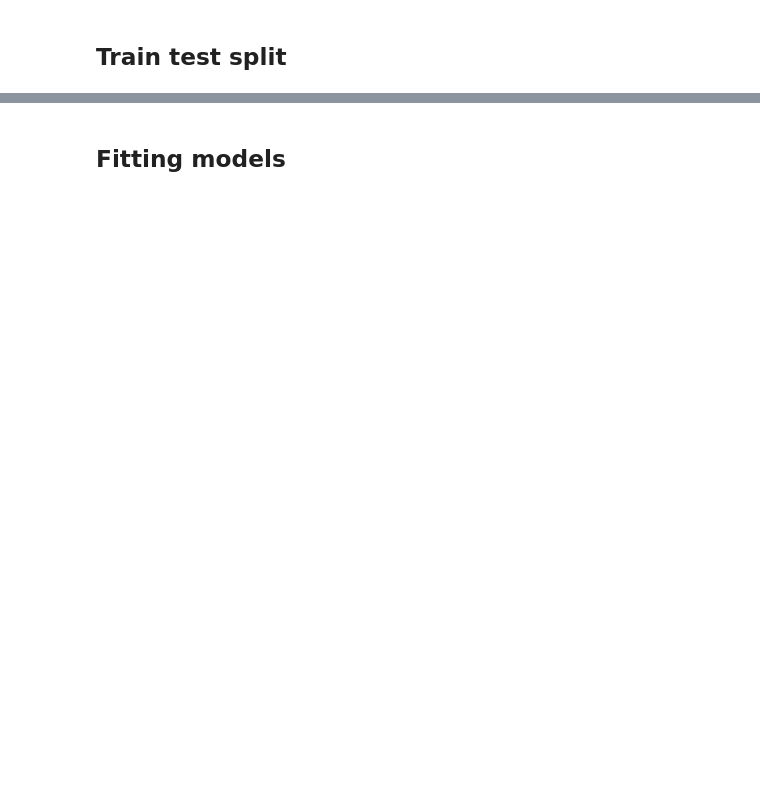
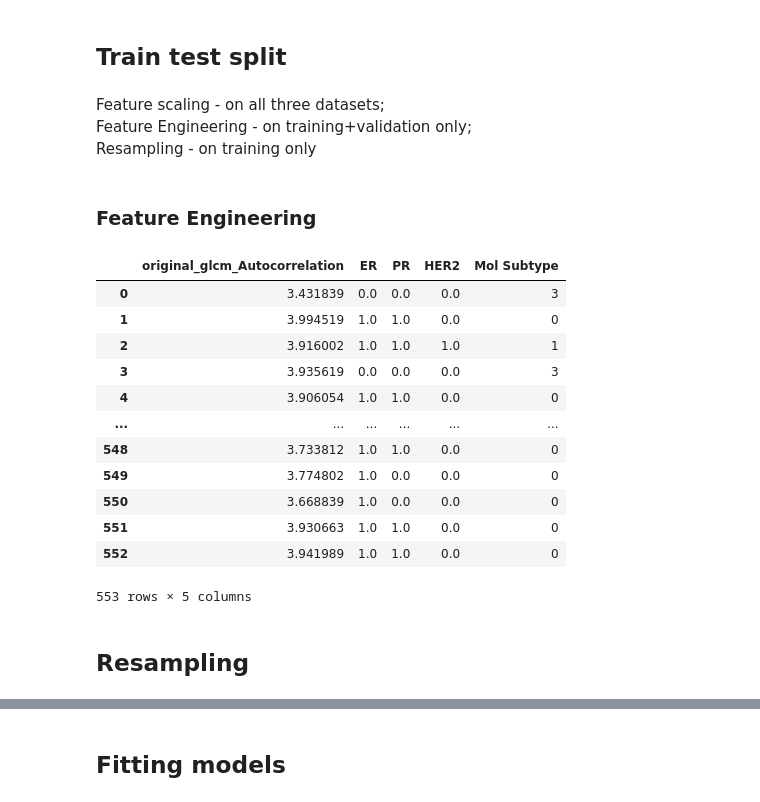
Before and after one commit to breast-cancer-detection-with-mri-images/Breast-Cancer-Subtype-from-MRI, a Jupyter notebook: 4.1. ML Modelling/ML Models Preprocessing/Unified Script with Preprocessing and Tuning.ipynb, the cells around one changed output, grey strips where cells are left out. Drawn from its saved outputs; the diff is of its cells as text; code cells hidden in the pictures; blank space fills up the shorter version.

```diff
--- a/4.1. ML Modelling/ML Models Preprocessing/Unified Script with Preprocessing and Tuning.ipynb
+++ b/4.1. ML Modelling/ML Models Preprocessing/Unified Script with Preprocessing and Tuning.ipynb
@@ -105,2 +99,71 @@ train_df_mol, val_df_mol, test_df_mol = train_test_val_splits(mol_df, TRAIN_RATI
+# %% [markdown]
+Feature scaling - on all three datasets;
+Feature Engineering - on training+validation only;
+Resampling - on training only
+# %% [markdown]
+### Feature Engineering
+# %%
+# Performing automated feature selection using XGBoost
+from xgboost import XGBClassifier
+from sklearn.feature_selection import SelectFromModel
+
+def feature_selection_xgboost(df):
+    X = df.iloc[:,:-1]
+    y = df.iloc[:,-1]
+    model = XGBClassifier()
+    model.fit(X, y)
+    # print(model.feature_importances_)
+
+    selection = SelectFromModel(model, threshold=0.01, prefit=True)
+    clf = selection.transform(X)
+    selected_features_XGBoost = pd.DataFrame(clf)
+    selected_features_XGBoost.columns = X.columns[selection.get_support()]
+    # print("Dropped Features - ")
+    # print(X.columns[~selection.get_support()])
+
+    # adding last column back to the dataframe
+    selected_features_XGBoost[df.columns[-1]] = [i for i in df.iloc[:,-1]]
+
+    return selected_features_XGBoost
+
+
+selected_features_XGBoost_ = feature_selection_xgboost(train_df)
+selected_features_XGBoost_
+
+
+# X = train_df.drop(columns = ['ER', 'PR', 'HER2', 'Mol Subtype'])
+# y = train_df['ER']
+# model = XGBClassifier()
+# model.fit(X, y)
+# # print(model.feature_importances_)
+
+# selection = SelectFromModel(model, threshold=0.01, prefit=True)
+# clf = selection.transform(X)
+# selected_features_XGBoost = pd.DataFrame(clf)
+# selected_features_XGBoost.columns = X.columns[selection.get_support()]
+# print("Dropped Features - ")
+# print(X.columns[~selection.get_support()])
+
+# selected_features_XGBoost['ER'] = [i for i in clean_df['ER']]
+# selected_features_XGBoost['PR'] = [i for i in clean_df['PR']]
+# selected_features_XGBoost['HER2'] = [i for i in clean_df['HER2']]
+# selected_features_XGBoost['Mol Subtype'] = [i for i in clean_df['Mol Subtype']]
+# selected_features_XGBoost
+# %% [output]
+|  | original_glcm_Autocorrelation | ER | PR | HER2 | Mol Subtype |
+| 0 | 3.431839 | 0.0 | 0.0 | 0.0 | 3 |
+| 1 | 3.994519 | 1.0 | 1.0 | 0.0 | 0 |
+| 2 | 3.916002 | 1.0 | 1.0 | 1.0 | 1 |
+| 3 | 3.935619 | 0.0 | 0.0 | 0.0 | 3 |
+| 4 | 3.906054 | 1.0 | 1.0 | 0.0 | 0 |
+| ... | ... | ... | ... | ... | ... |
+| 548 | 3.733812 | 1.0 | 1.0 | 0.0 | 0 |
+| 549 | 3.774802 | 1.0 | 0.0 | 0.0 | 0 |
+| 550 | 3.668839 | 1.0 | 0.0 | 0.0 | 0 |
+| 551 | 3.930663 | 1.0 | 1.0 | 0.0 | 0 |
+| 552 | 3.941989 | 1.0 | 1.0 | 0.0 | 0 |
+553 rows × 5 columns
+# %% [markdown]
+## Resampling
 # %%
 # splitting the dataset for training, testing, validating on ER subtype
```
Also changed, not shown: parts of 12 cells of this notebook, 10 other files.
